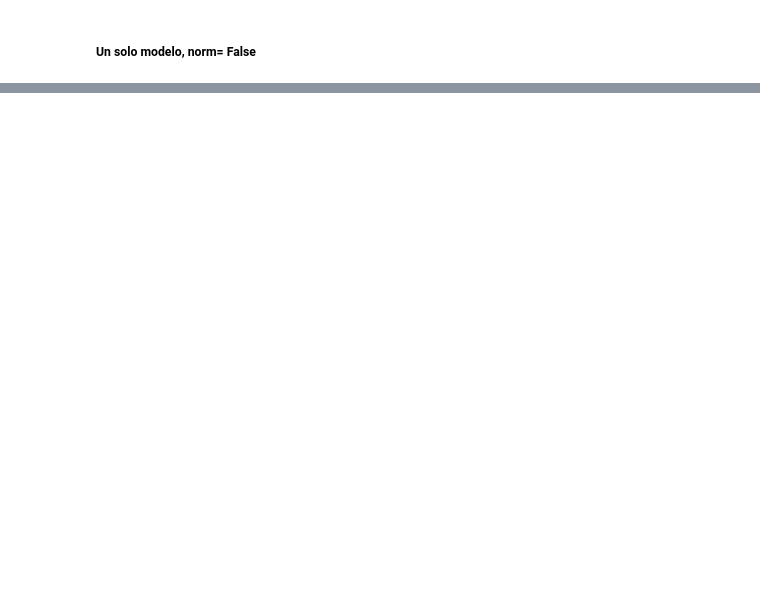
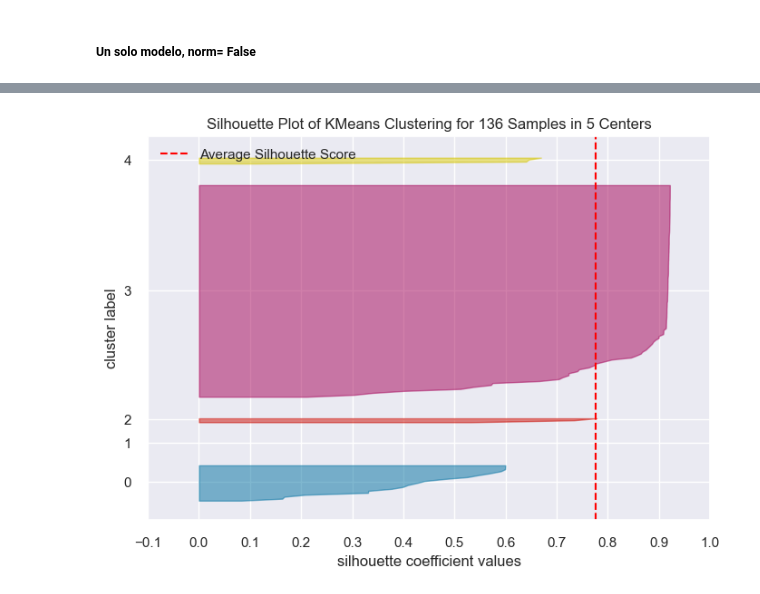
Before and after one commit to TomasCardeLo/ML-Dispapeles-TomasCaLo, a Jupyter notebook: Clustering/Clustering pycaret kmeans - v2.ipynb, the cells around one changed output, grey strips where cells are left out. Cells and saved outputs as stored; diff of their text form; code cells hidden in the pictures; blank space fills up the shorter version.

```diff
--- a/Clustering/Clustering pycaret kmeans - v2.ipynb
+++ b/Clustering/Clustering pycaret kmeans - v2.ipynb
@@ -381,0 +335,4 @@ plot_model(model_kmeans, plot = 'cluster')
+# %%
+plot_model(model_kmeans, plot = 'silhouette')
+# %% [output]
+[figure, added]
```
Also changed, not shown: parts of 24 cells of this notebook, 8 other files.
